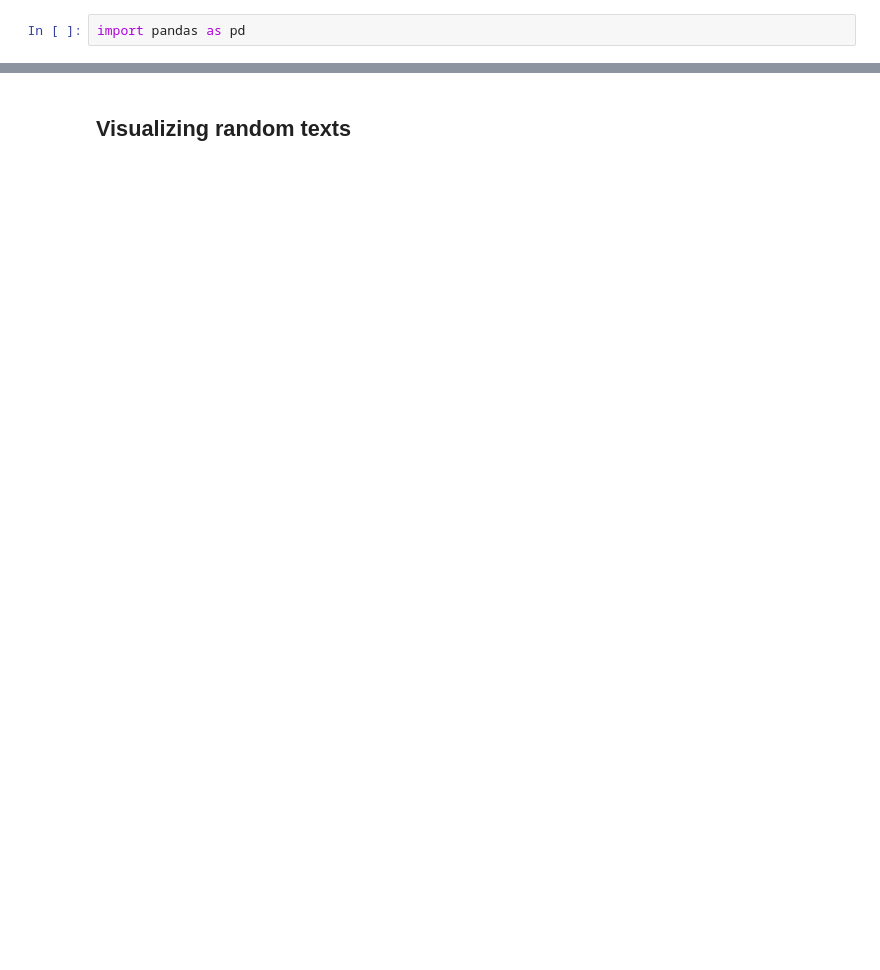
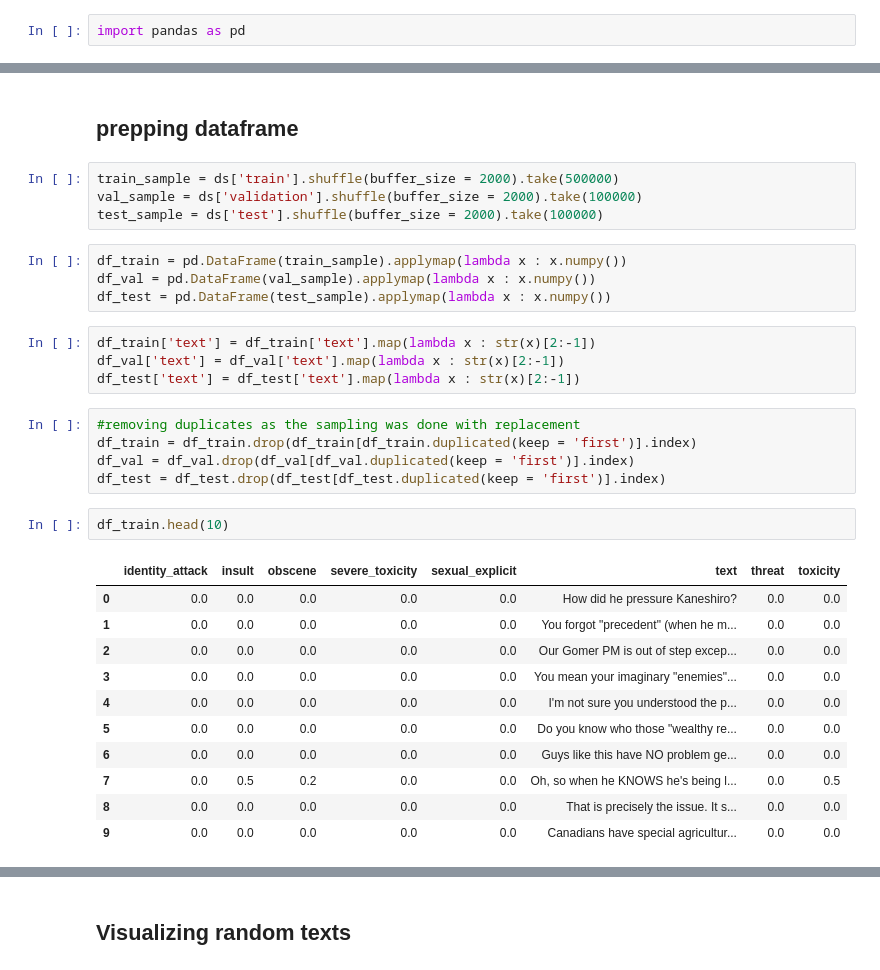
Before and after one commit to ngcheeyuan/Classification_projects, a Jupyter notebook: toxic_comments.ipynb, the cells around one changed output, grey strips where cells are left out. Drawn from its saved outputs; the diff is of its cells as text; blank space fills up the shorter version.

```diff
--- a/toxic_comments.ipynb
+++ b/toxic_comments.ipynb
@@ -99,0 +19,33 @@ Name: label, dtype: float64
+# %% [markdown]
+## prepping dataframe
+# %%
+train_sample = ds['train'].shuffle(buffer_size = 2000).take(500000)
+val_sample = ds['validation'].shuffle(buffer_size = 2000).take(100000)
+test_sample = ds['test'].shuffle(buffer_size = 2000).take(100000)
+# %%
+df_train = pd.DataFrame(train_sample).applymap(lambda x : x.numpy())
+df_val = pd.DataFrame(val_sample).applymap(lambda x : x.numpy())
+df_test = pd.DataFrame(test_sample).applymap(lambda x : x.numpy())
+# %%
+df_train['text'] = df_train['text'].map(lambda x : str(x)[2:-1])
+df_val['text'] = df_val['text'].map(lambda x : str(x)[2:-1])
+df_test['text'] = df_test['text'].map(lambda x : str(x)[2:-1])
+# %%
+#removing duplicates as the sampling was done with replacement
+df_train = df_train.drop(df_train[df_train.duplicated(keep = 'first')].index)
+df_val = df_val.drop(df_val[df_val.duplicated(keep = 'first')].index)
+df_test = df_test.drop(df_test[df_test.duplicated(keep = 'first')].index)
+# %%
+df_train.head(10)
+# %% [output]
+|  | identity_attack | insult | obscene | severe_toxicity | sexual_explicit | text | threat | toxicity |
+| 0 | 0.0 | 0.0 | 0.0 | 0.0 | 0.0 | How did he pressure Kaneshiro? | 0.0 | 0.0 |
+| 1 | 0.0 | 0.0 | 0.0 | 0.0 | 0.0 | You forgot "precedent" (when he m... | 0.0 | 0.0 |
+| 2 | 0.0 | 0.0 | 0.0 | 0.0 | 0.0 | Our Gomer PM is out of step excep... | 0.0 | 0.0 |
+| 3 | 0.0 | 0.0 | 0.0 | 0.0 | 0.0 | You mean your imaginary "enemies"... | 0.0 | 0.0 |
+| 4 | 0.0 | 0.0 | 0.0 | 0.0 | 0.0 | I'm not sure you understood the p... | 0.0 | 0.0 |
+| 5 | 0.0 | 0.0 | 0.0 | 0.0 | 0.0 | Do you know who those "wealthy re... | 0.0 | 0.0 |
+| 6 | 0.0 | 0.0 | 0.0 | 0.0 | 0.0 | Guys like this have NO problem ge... | 0.0 | 0.0 |
+| 7 | 0.0 | 0.5 | 0.2 | 0.0 | 0.0 | Oh, so when he KNOWS he's being l... | 0.0 | 0.5 |
+| 8 | 0.0 | 0.0 | 0.0 | 0.0 | 0.0 | That is precisely the issue. It s... | 0.0 | 0.0 |
+| 9 | 0.0 | 0.0 | 0.0 | 0.0 | 0.0 | Canadians have special agricultur... | 0.0 | 0.0 |
```
Also changed, not shown: parts of 48 cells of this notebook.
